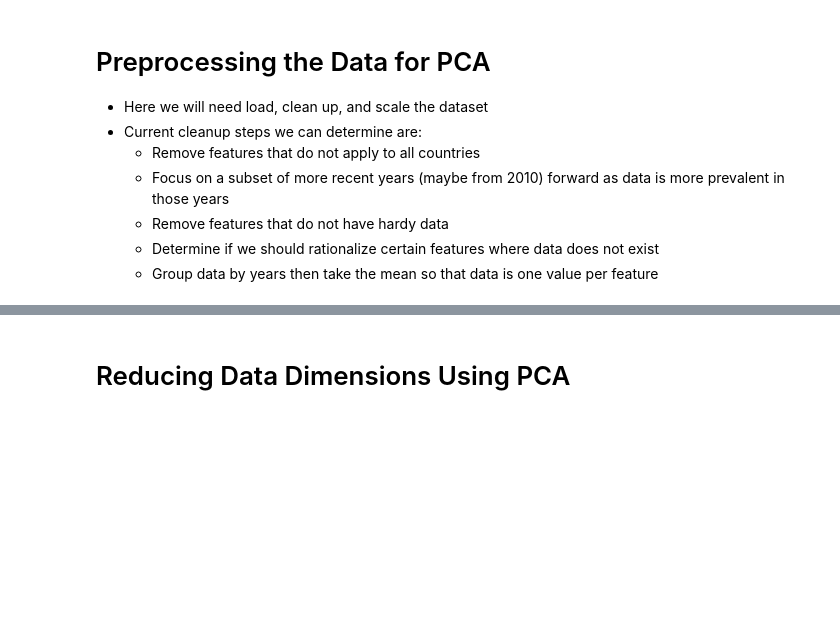
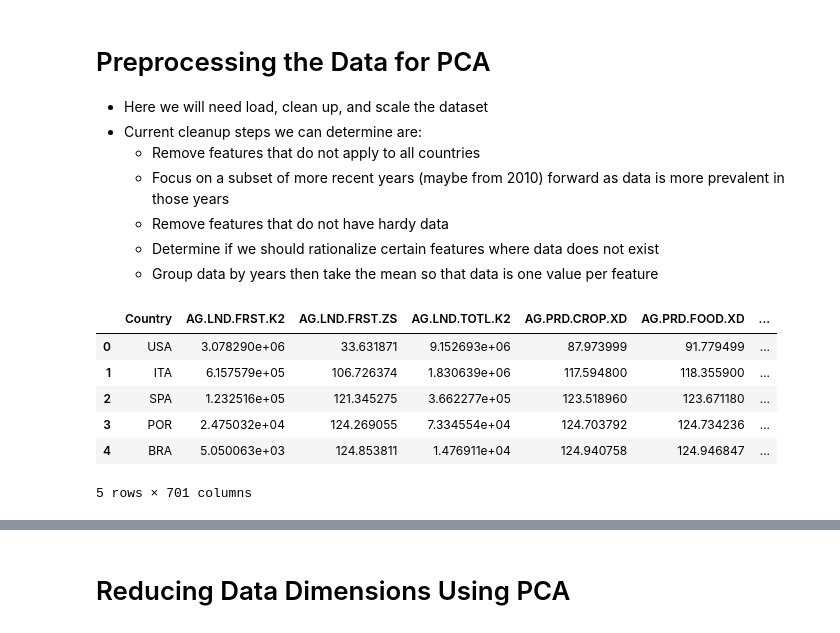
Before and after one commit to michaelmalamut/Final-Group-Project, a Jupyter notebook: PCA_Calculations.ipynb, the cells around one changed output, grey strips where cells are left out. Saved outputs shown, nothing was run; the diff lists cells and outputs as text; code cells hidden in the pictures; blank space fills up the shorter version.

```diff
--- a/PCA_Calculations.ipynb
+++ b/PCA_Calculations.ipynb
@@ -20,6 +20,14 @@ from sklearn.cluster import KMeans
     * Group data by years then take the mean so that data is one value per feature
 # %%
 # Load the worldbank_data.csv dataset. Initially we will only be using a database to process and store data.
-file_path = "Resources/worldbank_processed-data.csv"
+file_path = "Resources/test_data/test_mean_five.csv"
 worldbank_df = pd.read_csv(file_path)
 worldbank_df.head()
+# %% [output]
+|  | Country | AG.LND.FRST.K2 | AG.LND.FRST.ZS | AG.LND.TOTL.K2 | AG.PRD.CROP.XD | AG.PRD.FOOD.XD | ... |
+| 0 | USA | 3.078290e+06 | 33.631871 | 9.152693e+06 | 87.973999 | 91.779499 | ... |
+| 1 | ITA | 6.157579e+05 | 106.726374 | 1.830639e+06 | 117.594800 | 118.355900 | ... |
+| 2 | SPA | 1.232516e+05 | 121.345275 | 3.662277e+05 | 123.518960 | 123.671180 | ... |
+| 3 | POR | 2.475032e+04 | 124.269055 | 7.334554e+04 | 124.703792 | 124.734236 | ... |
+| 4 | BRA | 5.050063e+03 | 124.853811 | 1.476911e+04 | 124.940758 | 124.946847 | ... |
+5 rows × 701 columns
```
Also changed, not shown: parts of 12 cells of this notebook, 4 other files.
